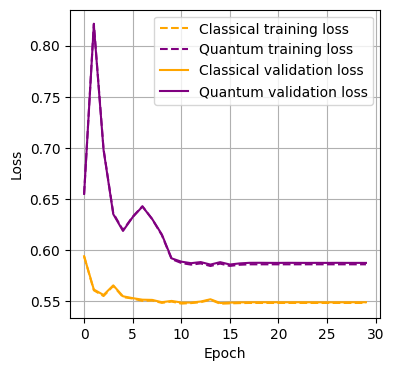
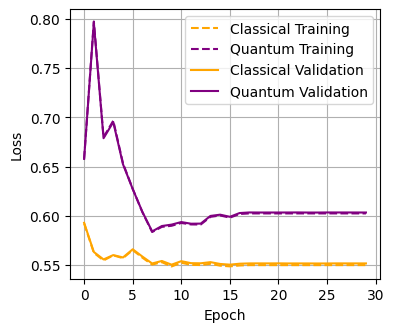
The notebook cell's code change between the first figure and the second:
--- before
+++ after
@@ -1,7 +1,7 @@
-fig, ax = plt.subplots(figsize=(4, 4))
-ax.plot(classical_qg_metrics['train_losses'], label='Classical training loss', color='orange', linestyle='--')
-ax.plot(quantum_qg_metrics['train_losses'], label='Quantum training loss', color='purple', linestyle='--')
-ax.plot(classical_qg_metrics['val_losses'], label='Classical validation loss', color='orange')
-ax.plot(quantum_qg_metrics['val_losses'], label='Quantum validation loss', color='purple')
+fig, ax = plt.subplots(figsize=(4, 3.5))
+ax.plot(classical_qg_metrics['train_losses'], label='Classical Training', color='orange', linestyle='--')
+ax.plot(quantum_qg_metrics['train_losses'], label='Quantum Training', color='purple', linestyle='--')
+ax.plot(classical_qg_metrics['val_losses'], label='Classical Validation', color='orange')
+ax.plot(quantum_qg_metrics['val_losses'], label='Quantum Validation', color='purple')
 ax.set_xlabel('Epoch')
 ax.set_ylabel('Loss')

Commit: Visualize metrics during training